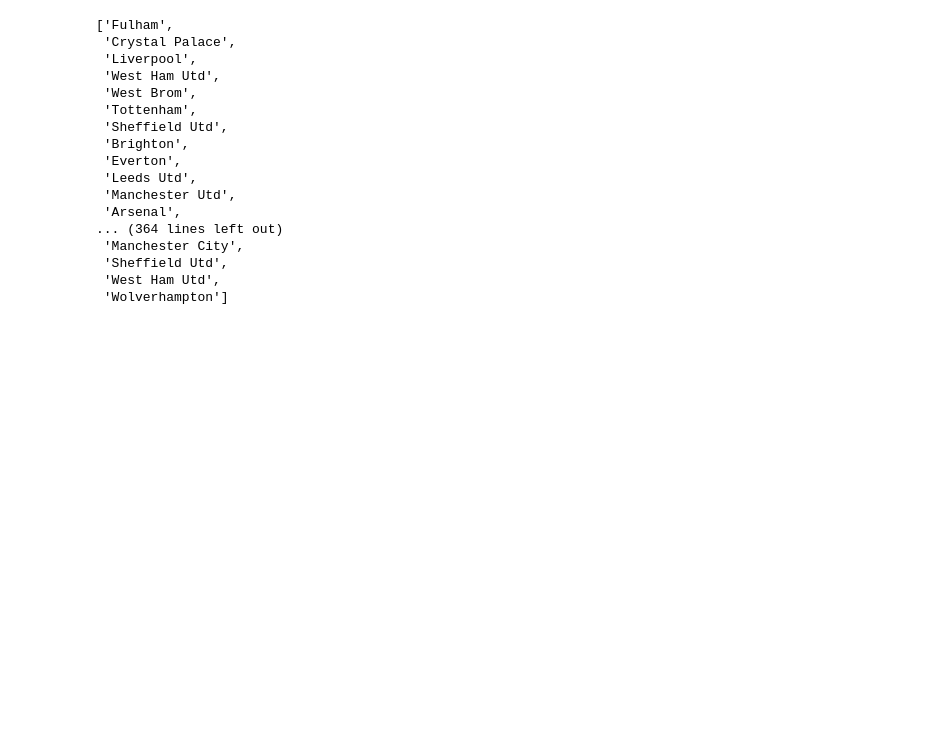
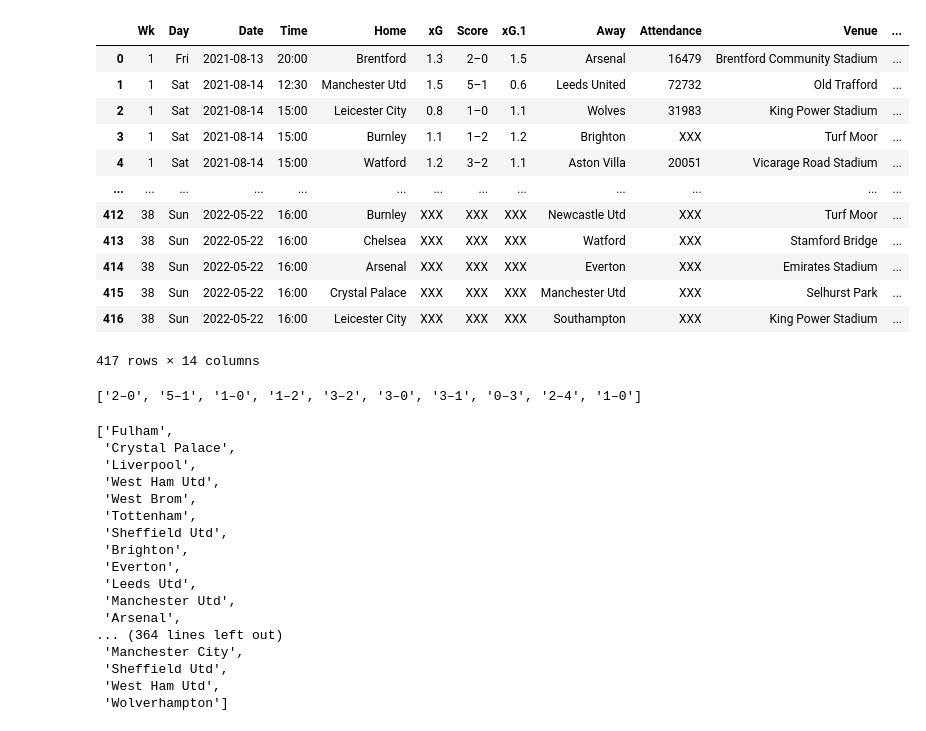
Before and after one commit to cameronset/PLGames, a Jupyter notebook: Scores.ipynb, the cells around one changed output. Saved outputs shown, nothing was run; the diff lists cells and outputs as text; code cells hidden in the pictures; blank space fills up the shorter version.

```diff
--- a/Scores.ipynb
+++ b/Scores.ipynb
@@ -133,0 +1,34 @@ score
+# %%
+import requests
+import pandas as pd
+import time
+import numpy as np
+from flask import Flask
+
+
+file = open("Teams.txt")
+tems = file.read().split(",")
+
+
+fla = Flask("__Name__")
+
+@fla.route("/")
+def page(winner):
+
+        if (winner == "Manchester Utd"):
+            return "Manchester is Red"
+
+        if (winner == "Manchester City"):
+            return "Manchester is Blue"
+
+        return "Manchester is boring <h1>HELLO<h1>"
+
+
+
+
+
+url = "https://fbref.com/en/comps/9/schedule/Premier-League-Scores-and-Fixtures"
+
+
+respe = requests.get(url)
+tems
@@ -134,3 +53,34 @@ score
+# %%
+#Gets the table
+
+tag = pd.read_html(url,match="Score")[0]
+
+
+
+tag = tag.fillna('XXX')
+tag
+# %% [output]
+|  | Wk | Day | Date | Time | Home | xG | Score | xG.1 | Away | Attendance | Venue | ... |
+| 0 | 1 | Fri | 2021-08-13 | 20:00 | Brentford | 1.3 | 2–0 | 1.5 | Arsenal | 16479 | Brentford Community Stadium | ... |
+| 1 | 1 | Sat | 2021-08-14 | 12:30 | Manchester Utd | 1.5 | 5–1 | 0.6 | Leeds United | 72732 | Old Trafford | ... |
+| 2 | 1 | Sat | 2021-08-14 | 15:00 | Leicester City | 0.8 | 1–0 | 1.1 | Wolves | 31983 | King Power Stadium | ... |
+| 3 | 1 | Sat | 2021-08-14 | 15:00 | Burnley | 1.1 | 1–2 | 1.2 | Brighton | XXX | Turf Moor | ... |
+| 4 | 1 | Sat | 2021-08-14 | 15:00 | Watford | 1.2 | 3–2 | 1.1 | Aston Villa | 20051 | Vicarage Road Stadium | ... |
+| ... | ... | ... | ... | ... | ... | ... | ... | ... | ... | ... | ... | ... |
+| 412 | 38 | Sun | 2022-05-22 | 16:00 | Burnley | XXX | XXX | XXX | Newcastle Utd | XXX | Turf Moor | ... |
+| 413 | 38 | Sun | 2022-05-22 | 16:00 | Chelsea | XXX | XXX | XXX | Watford | XXX | Stamford Bridge | ... |
+| 414 | 38 | Sun | 2022-05-22 | 16:00 | Arsenal | XXX | XXX | XXX | Everton | XXX | Emirates Stadium | ... |
+| 415 | 38 | Sun | 2022-05-22 | 16:00 | Crystal Palace | XXX | XXX | XXX | Manchester Utd | XXX | Selhurst Park | ... |
+| 416 | 38 | Sun | 2022-05-22 | 16:00 | Leicester City | XXX | XXX | XXX | Southampton | XXX | King Power Stadium | ... |
+417 rows × 14 columns
+# %%
+#Parses the scores
+
+newSeasonScores = [x for x in list(tag['Score']) if x != 'XXX']
+
+newSeasonScores
+# %% [output]
+['2–0', '5–1', '1–0', '1–2', '3–2', '3–0', '3–1', '0–3', '2–4', '1–0']
 # %%
 homeTeams = [x for x in xx if "\xa0"  in x]
 homeTeams
```
Also changed, not shown: parts of 17 cells of this notebook.
